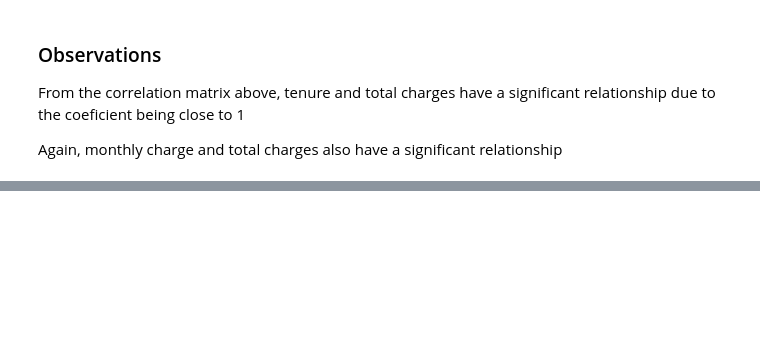
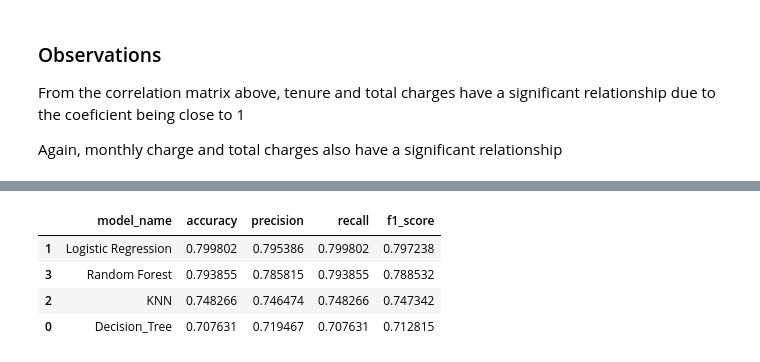
Before and after one commit to iakwatia/Customer-Churn-Prediction, a Jupyter notebook: Classification-customer churn prediction.ipynb, the cells around one changed output, grey strips where cells are left out. Drawn from its saved outputs; the diff is of its cells as text; code cells hidden in the pictures; blank space fills up the shorter version.

```diff
--- a/Classification-customer churn prediction.ipynb
+++ b/Classification-customer churn prediction.ipynb
@@ -366,0 +567,8 @@ Again, monthly charge and total charges also have a significant relationship
+# %%
+metric_table.sort_values(by='f1_score', ascending = False)
+# %% [output]
+|  | model_name | accuracy | precision | recall | f1_score |
+| 1 | Logistic Regression | 0.799802 | 0.795386 | 0.799802 | 0.797238 |
+| 3 | Random Forest | 0.793855 | 0.785815 | 0.793855 | 0.788532 |
+| 2 | KNN | 0.748266 | 0.746474 | 0.748266 | 0.747342 |
+| 0 | Decision_Tree | 0.707631 | 0.719467 | 0.707631 | 0.712815 |
```
Also changed, not shown: parts of 36 cells of this notebook.
